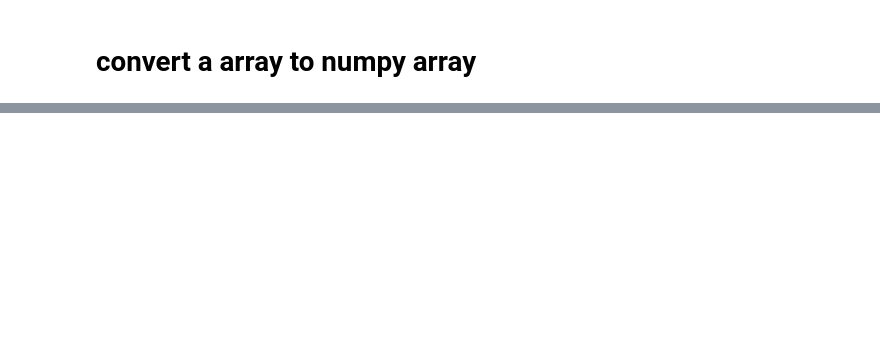
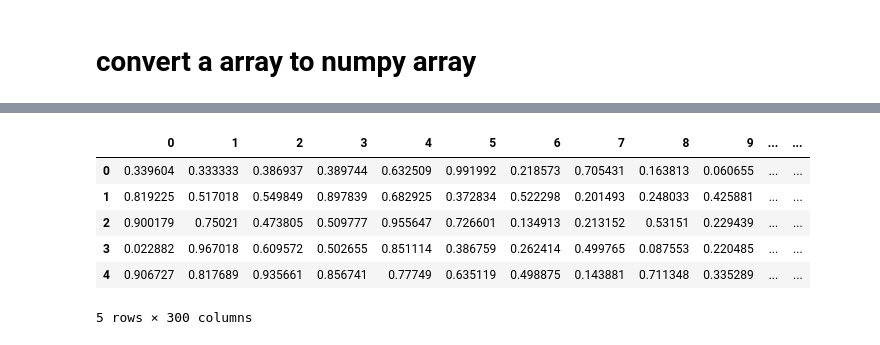
Before and after one commit to deepunahak/Pandas, a Jupyter notebook: pandas/pandas1.ipynb, the cells around one changed output, grey strips where cells are left out. Drawn from its saved outputs; the diff is of its cells as text; code cells hidden in the pictures; blank space fills up the shorter version.

```diff
--- a/pandas/pandas1.ipynb
+++ b/pandas/pandas1.ipynb
@@ -227,0 +240,2 @@ RangeIndex(start=0, stop=5, step=1)
+# %%
+new_datafarame[0][1] = 0.3333333333
@@ -227,0 +258,11 @@ RangeIndex(start=0, stop=5, step=1)
+# %%
+# Transpose
+new_datafarame.T
+# %% [output]
+|  | 0 | 1 | 2 | 3 | 4 | 5 | 6 | 7 | 8 | 9 | ... | ... |
+| 0 | 0.339604 | 0.333333 | 0.386937 | 0.389744 | 0.632509 | 0.991992 | 0.218573 | 0.705431 | 0.163813 | 0.060655 | ... | ... |
+| 1 | 0.819225 | 0.517018 | 0.549849 | 0.897839 | 0.682925 | 0.372834 | 0.522298 | 0.201493 | 0.248033 | 0.425881 | ... | ... |
+| 2 | 0.900179 | 0.75021 | 0.473805 | 0.509777 | 0.955647 | 0.726601 | 0.134913 | 0.213152 | 0.53151 | 0.229439 | ... | ... |
+| 3 | 0.022882 | 0.967018 | 0.609572 | 0.502655 | 0.851114 | 0.386759 | 0.262414 | 0.499765 | 0.087553 | 0.220485 | ... | ... |
+| 4 | 0.906727 | 0.817689 | 0.935661 | 0.856741 | 0.77749 | 0.635119 | 0.498875 | 0.143881 | 0.711348 | 0.335289 | ... | ... |
+5 rows × 300 columns
```
Also changed, not shown: parts of 31 cells of this notebook, 2 other files.
